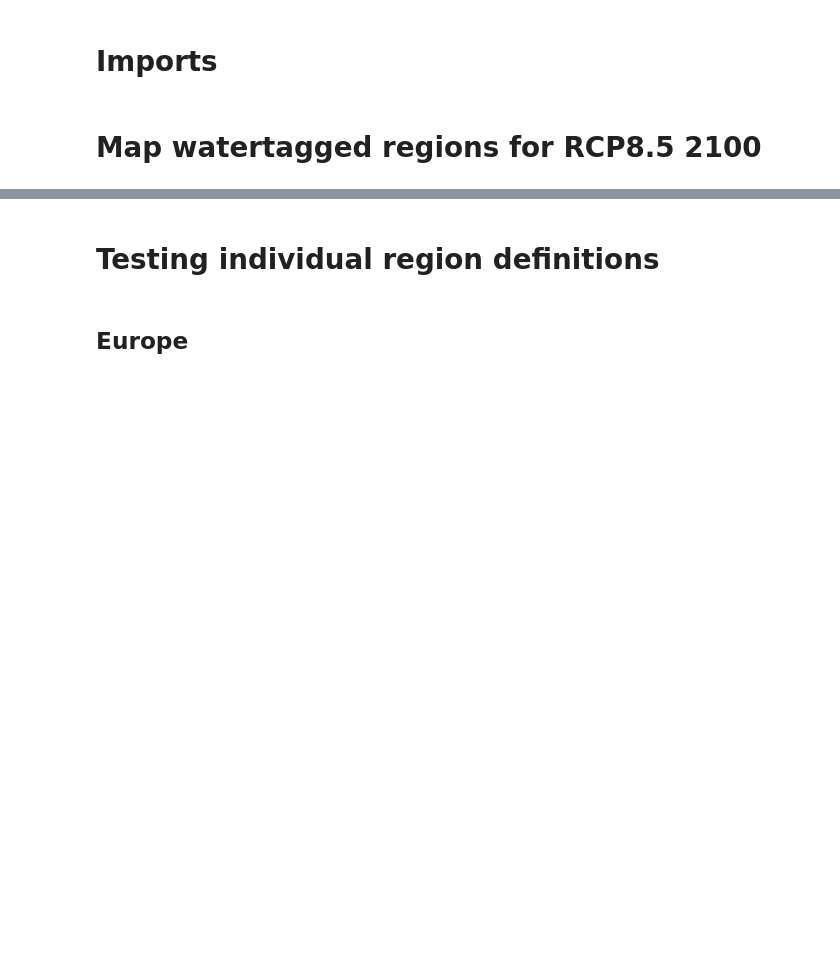
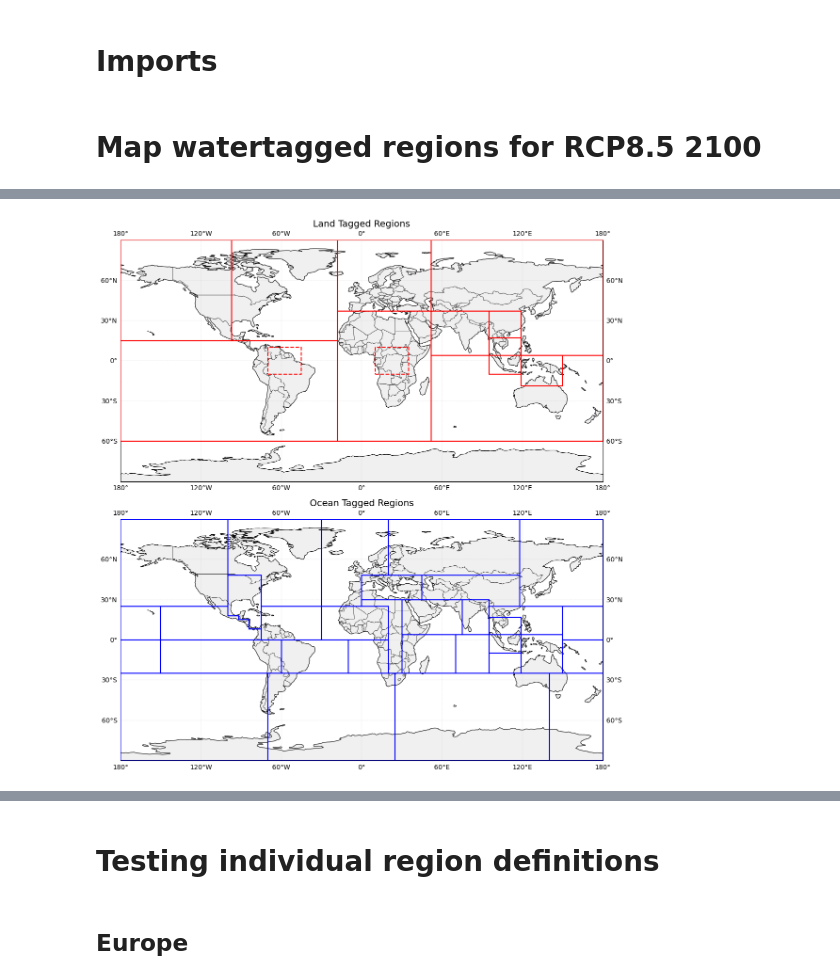
Before and after one commit to aflaim7/ESMplot, a Jupyter notebook: examples/map_tagged_regions.ipynb, the cells around one changed output, grey strips where cells are left out. Cells and saved outputs as stored; diff of their text form; code cells hidden in the pictures; blank space fills up the shorter version.

```diff
--- a/examples/map_tagged_regions.ipynb
+++ b/examples/map_tagged_regions.ipynb
@@ -29,39 +30,3 @@ import pandas as pd
 from matplotlib.patches import Rectangle
 # %% [markdown]
 # Map watertagged regions for RCP8.5 2100
-# %%
-import matplotlib.pyplot as plt
-import sys
-sys.path.append('/glade/u/home/aflaim/ESMplot')
-from ESMplot.watertagging.tagged_regions_RCP85 import draw_land_tags_rcp85,draw_ocean_tags_rcp85
-
-# Create a world map figure and axis
-fig, ax = plt.subplots(figsize=(16, 8))
-ax.set_xlim(-180, 180)
-ax.set_ylim(-90, 90)
-ax.set_xlabel('Longitude')
-ax.set_ylabel('Latitude')
-ax.set_title('Land and Ocean Tagged Regions')
-
-# Optional: Add a light background for land/ocean
-ax.set_facecolor('#d0e6f5')  # light blue ocean
-ax.grid(True, which='both', linestyle=':', linewidth=0.5)
-
-# Set up border style parameters
-line_width = 1.5
-major_style = '-'
-minor_style = '--'
-color = 'red'
-zorder = 3
-
-# Draw all land tags (tags 0–12)
-for i in range(13):
-    draw_land_tags_rcp85(i, ax, line_width, major_style, minor_style, color, zorder)
-
-# Draw all ocean tags (tags 13–39)
-for i in range(13, 40):
-    draw_ocean_tags_rcp85(i, ax, line_width, major_style, minor_style, 'blue', zorder)
-
-# Finalize and show the plot
-plt.tight_layout()
-plt.show()
@@ -70,41 +81,35 @@ range(14, 40)
 # %%
-import matplotlib.pyplot as plt
-import cartopy.crs as ccrs
-import cartopy.feature as cfeature
-import sys
-sys.path.append('/glade/u/home/aflaim/ESMplot')
-
-from ESMplot.watertagging.tagged_regions_RCP85 import draw_land_tags, draw_ocean_tags
-
 # Setup figure with two panels (land top, ocean bottom)
 fig, (ax1, ax2) = plt.subplots(2, 1, figsize=(16, 12),
                                subplot_kw={'projection': ccrs.PlateCarree()})
 for ax in [ax1, ax2]:
     ax.set_global()
     ax.set_extent([-180, 180, -90, 90], crs=ccrs.PlateCarree())
     ax.coastlines(resolution='110m', linewidth=0.8)
     ax.add_feature(cfeature.BORDERS, linewidth=0.5)
     ax.add_feature(cfeature.LAND, facecolor='#f0f0f0', zorder=0)
     ax.gridlines(draw_labels=True, linewidth=0.3, linestyle=':')
 
 # Style parameters
 line_width = 1.5
 major_style = '-'
 minor_style = '--'
 zorder = 5
 
 # Plot land tags in top panel
 for i in range(14):
     draw_land_tags(i, ax1, line_width, major_style, minor_style, 'red', zorder)
 
 # Plot ocean tags in bottom panel
 for i in range(14, 40):
     draw_ocean_tags(i, ax2, line_width, major_style, minor_style, 'blue', zorder)
 
 # Set titles
 ax1.set_title("Land Tagged Regions", fontsize=14)
 ax2.set_title("Ocean Tagged Regions", fontsize=14)
 
 # Adjust layout
 plt.tight_layout()
 plt.show()
+# %% [output]
+[figure, added]
```
Also changed, not shown: parts of 7 cells of this notebook.
